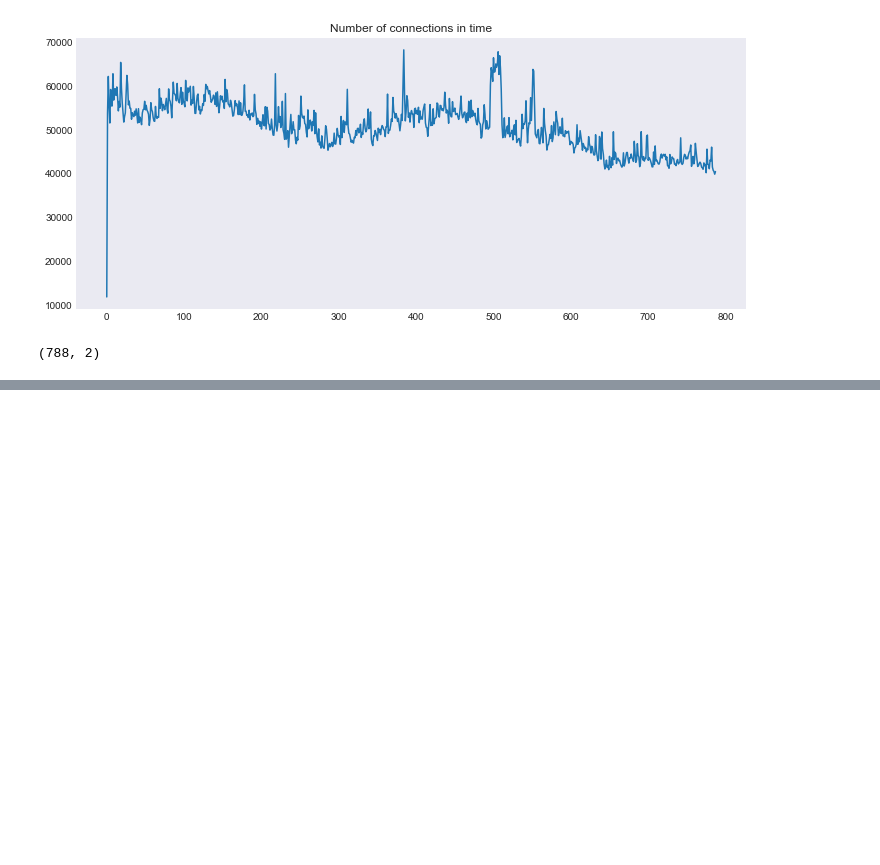
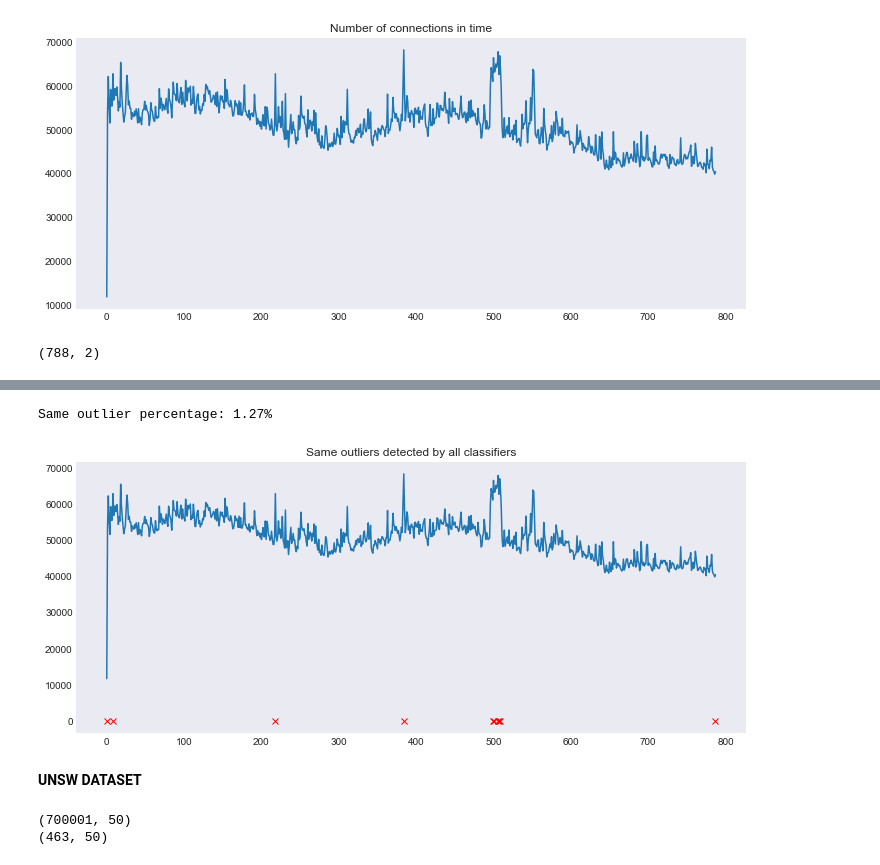
Before and after one commit to jakubreszka/network-anomaly-detection, a Jupyter notebook: outlier_detection.ipynb, the cells around one changed output, grey strips where cells are left out. Cells and saved outputs as stored; diff of their text form; code cells hidden in the pictures; blank space fills up the shorter version.

Commit message:
Add calculations for UNSW-NB15 dataset

```diff
--- a/outlier_detection.ipynb
+++ b/outlier_detection.ipynb
@@ -123,0 +120,3 @@ Detection type: Copula Based Outlier Detector
+# %%
+#Create a dataframe from classifier scores
+cls_df = pd.DataFrame(classifier_scores)
@@ -123,0 +125,14 @@ Detection type: Copula Based Outlier Detector
+# %%
+#Add a column with sum of each row in the dataframe
+cls_df['Outlier Sum'] = cls_df.sum(axis=1)
+# %%
+#Create a bool list for the same detected outliers
+same_outliers = []
+for row in cls_df['Outlier Sum']:
+    if row == len(classifier_scores.keys()):
+        same_outliers.append(True)
+    else:
+        same_outliers.append(False)
+# %%
+#Add the list to classifier dataframe
+cls_df['Same Outliers'] = same_outliers
@@ -123,0 +141,18 @@ Detection type: Copula Based Outlier Detector
+# %%
+#Calculate % of same outliers
+same_outliers_score = (cls_df['Same Outliers'].sum() / cls_df.shape[0])
+same_outliers_percent = same_outliers_score * 100
+print(f'Same outlier percentage: {same_outliers_percent:.2f}%')
+# %% [output]
+Same outlier percentage: 1.27%
+# %%
+#Show the same detected outliers
+fig = plt.figure(figsize=(12, 5))
+plt.title('Same outliers detected by all classifiers')
+plt.plot(xaxis, yaxis)
+plt.scatter(cls_df.index[cls_df['Same Outliers'] == True].array, cls_df['Same Outliers'][cls_df['Same Outliers'] == True], c='red', marker='x', linewidths=1)
+plt.show()
+# %% [output]
+[figure, added]
+# %% [markdown]
+<b>UNSW DATASET</b>
@@ -123,0 +181,7 @@ Detection type: Copula Based Outlier Detector
+# %%
+#Compare size of dataset before and after the grouping operation
+print(unsw_copy.shape)
+print(unsw_group.shape)
+# %% [output]
+(700001, 50)
+(463, 50)
```
Also changed, not shown: parts of 35 cells of this notebook.
